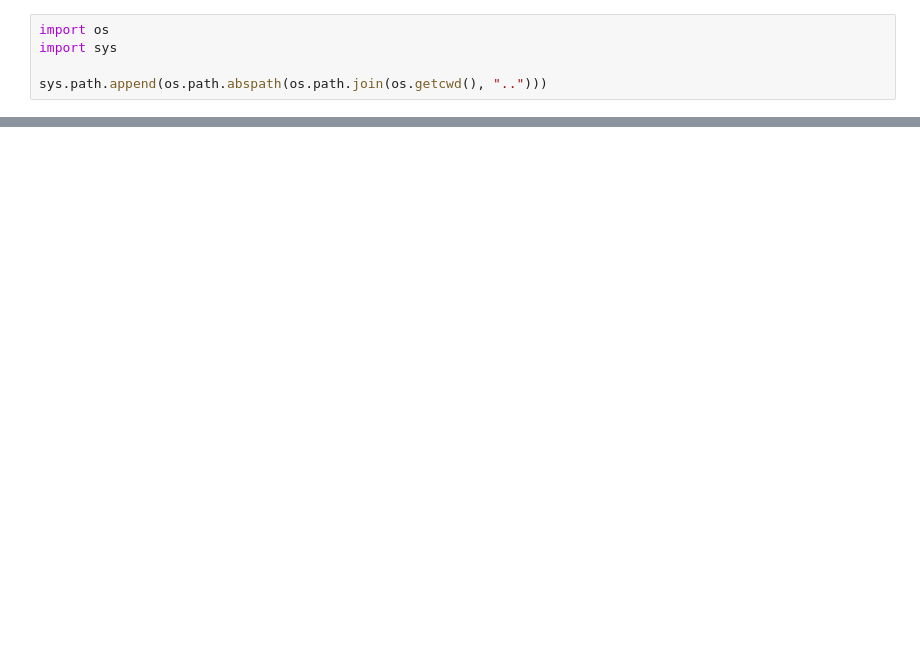
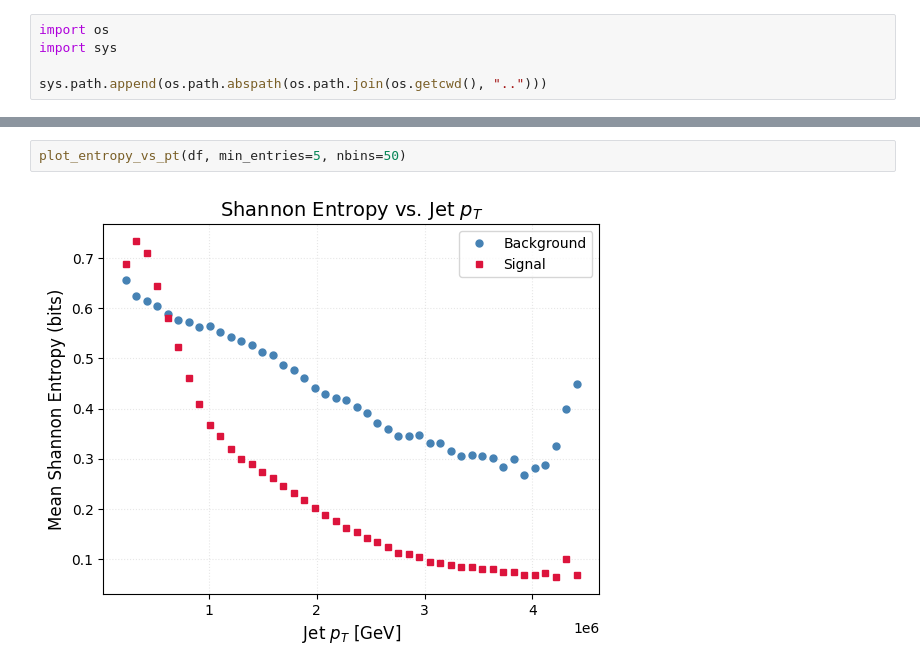
Before and after one commit to diegoquezadac/top_tagging, a Jupyter notebook: notebooks/infer_with_bnn.ipynb, the cells around one changed output, grey strips where cells are left out. Saved outputs shown, nothing was run; the diff lists cells and outputs as text; blank space fills up the shorter version.

```diff
--- a/notebooks/infer_with_bnn.ipynb
+++ b/notebooks/infer_with_bnn.ipynb
@@ -108,0 +347,4 @@ df
+# %%
+plot_entropy_vs_pt(df, min_entries=5, nbins=50)
+# %% [output]
+[figure, added]
```
Also changed, not shown: parts of 37 cells of this notebook.
